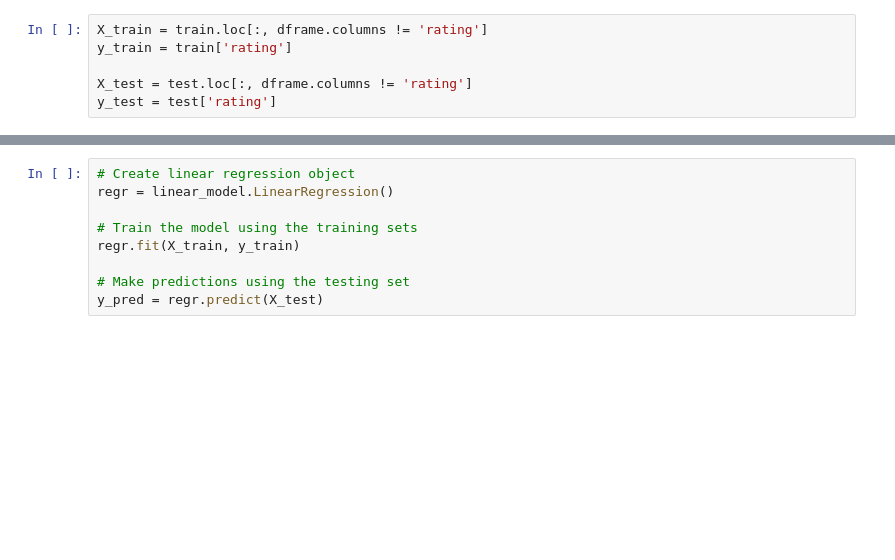
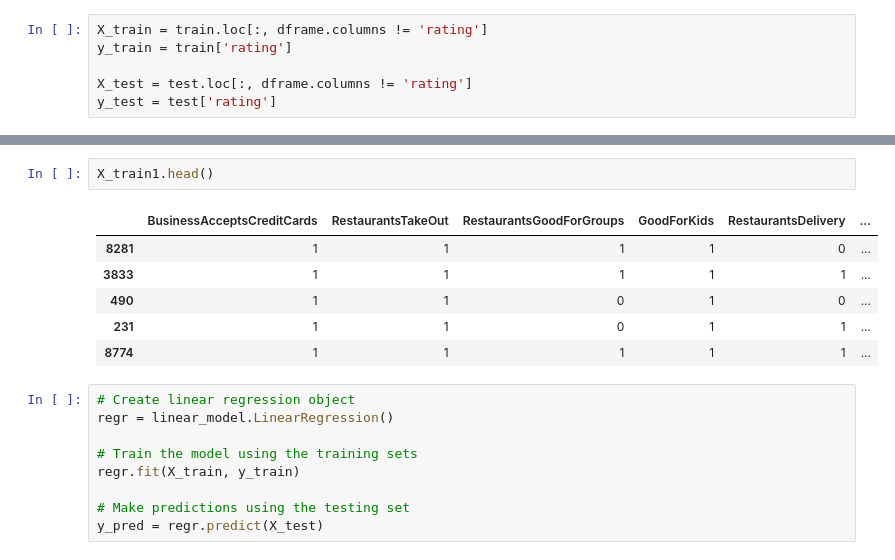
Before and after one commit to nirupampratap/fall2018cse6242, a Jupyter notebook: src/python/prashanth/attributes model.ipynb, the cells around one changed output, grey strips where cells are left out. Drawn from its saved outputs; the diff is of its cells as text; blank space fills up the shorter version.

```diff
--- a/src/python/prashanth/attributes model.ipynb
+++ b/src/python/prashanth/attributes model.ipynb
@@ -207,3 +242,12 @@ y_test = test['rating']
+# %%
+X_train1.head()
+# %% [output]
+|  | BusinessAcceptsCreditCards | RestaurantsTakeOut | RestaurantsGoodForGroups | GoodForKids | RestaurantsDelivery | ... |
+| 8281 | 1 | 1 | 1 | 1 | 0 | ... |
+| 3833 | 1 | 1 | 1 | 1 | 1 | ... |
+| 490 | 1 | 1 | 0 | 1 | 0 | ... |
+| 231 | 1 | 1 | 0 | 1 | 1 | ... |
+| 8774 | 1 | 1 | 1 | 1 | 1 | ... |
 # %%
 # Create linear regression object
 regr = linear_model.LinearRegression()
```
Also changed, not shown: parts of 17 cells of this notebook.
